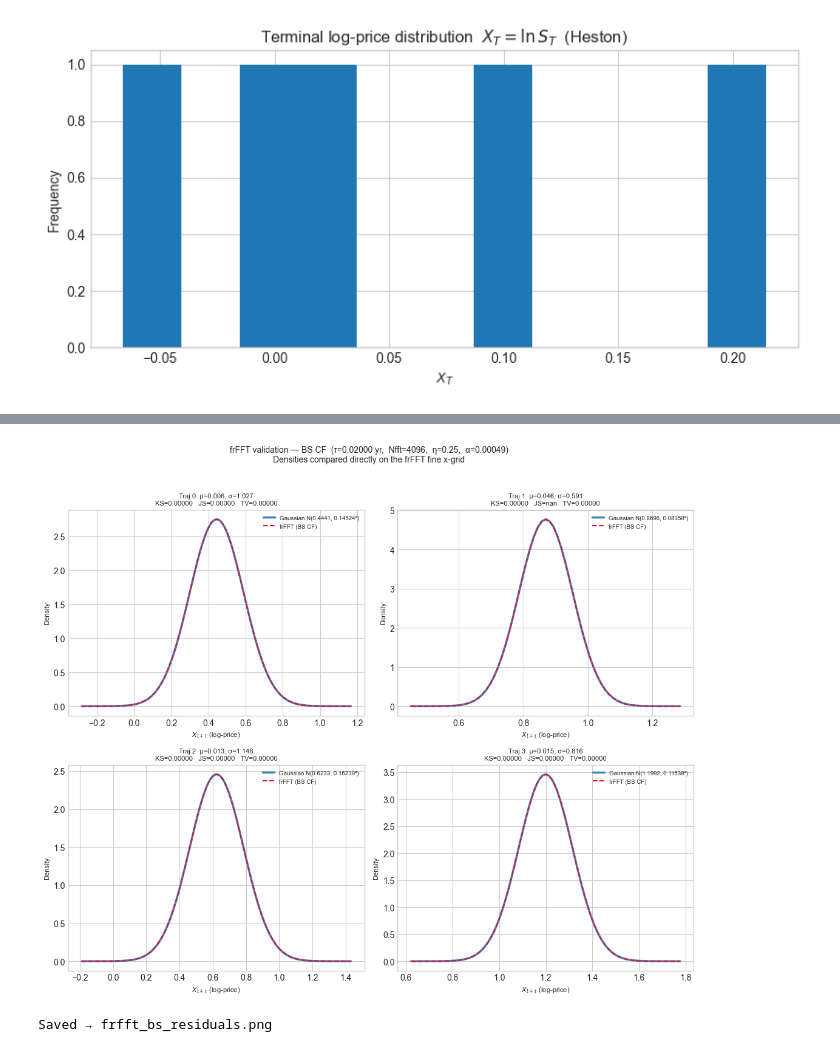
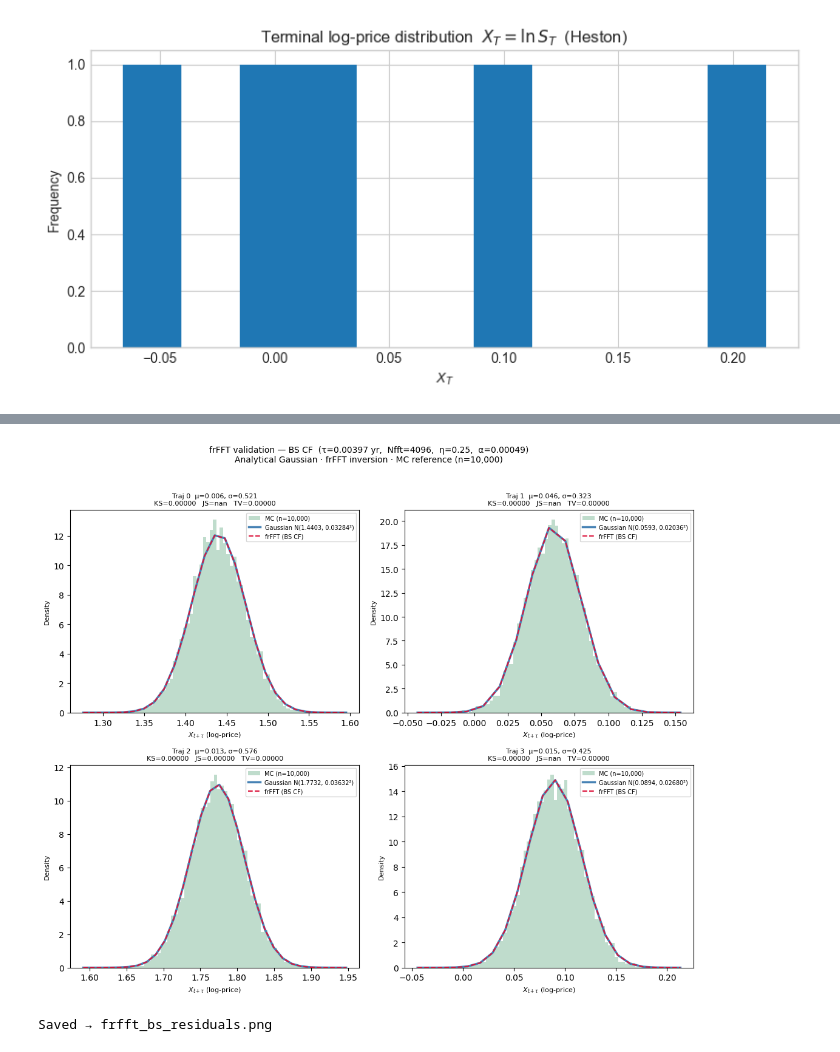
Before and after one commit to matteorofrano/CGAN-for-probability-distribution-generation, a Jupyter notebook: tests.ipynb, the cells around one changed output, grey strips where cells are left out. Cells and saved outputs as stored; diff of their text form; code cells hidden in the pictures.

Commit message:
tested srforgan with heston paths

```diff
--- a/tests.ipynb
+++ b/tests.ipynb
@@ -1931,7 +1931,7 @@ def bs_cf(u: np.ndarray,
 
 SEED          = 42
 J             = 1000
-N             = 50
+N             = 252
 T             = 1.0
 N_STEPS_AHEAD = 1
 
@@ -1959,7 +1959,7 @@ print()
 sim = DataSimulator(
     X0_range    = (0.0, 1.0),
     mu_range    = (0.0, 0.1),
-    sigma_range = (0.1, 1.2),
+    sigma_range = (0.1, 0.6),
     T=T, N=N, n_simulations=J, seed=SEED,
 )
 sim.get_paths()
@@ -1973,15 +1973,45 @@ pdf_ds = sim.get_pdf(n_steps_ahead=N_STEPS_AHEAD, n_bins=None)  # (J, 2)
 get_pdf_mean = pdf_ds[:, 0]
 get_pdf_std  = pdf_ds[:, 1]
 
+# ── Step 2b: Monte-Carlo reference ────────────────────────────────────────────
+# MUST come AFTER the n_bins=None call above.  With n_bins=0 and mc_sims≥2,
+# get_pdf() skips the CDF path and returns raw terminal log-prices (J, MC_SIMS)
+# via _montecarlo_steps.  Those samples are fed directly into density=True
+# histograms so the three curves share a common y-axis (probability density).
+#
+# Starting point: P=sim.X_T  →  same X_T used by the frFFT inversion and the
+# analytical Gaussian, keeping all three distributions comparable.
+#
+# Side-effect note: this call sets self.bins to a degenerate 1-element array
+# (linspace with n_bins+1=1 points).  We reset it to None immediately after
+# so that subsequent get_pdf calls are not affected.
+MC_SIMS = 10_000   # NOTE: DataSimulator._montecarlo_steps hardcodes n_mc_simulations=1000
+                  # and ignores the mc_sims argument passed to get_pdf().
+                  # Keep MC_SIMS aligned so the shape assertion below stays correct.
+mc_terminal = sim.get_pdf(
+    n_steps_ahead = N_STEPS_AHEAD,
+    n_bins        = 0,         # triggers raw-sample return path
+    P             = sim.X_T,  # start from the same X_T as the frFFT
+    mc_sims       = MC_SIMS,
+)   # (J, MC_SIMS)  raw terminal log-prices
+sim.bins = None   # restore so later get_pdf calls are not affected
+
+assert mc_terminal.shape == (J, MC_SIMS), (
+    f"Unexpected shape {mc_terminal.shape}; expected ({J}, {MC_SIMS}). "
+    f"Check whether _montecarlo_steps still hardcodes n_mc_simulations."
+)
+print(f"MC terminal samples: shape={mc_terminal.shape}  ✓")
+print()
+
 print("Step A — DataSimulator.get_pdf() moment validation:")
 print(f"  {'k':>3}  {'bs_mean':>12}  {'get_pdf mean':>14}  {'|Δ|':>10}"
       f"  {'bs_std':>12}  {'get_pdf std':>13}  {'|Δ|':>10}")
 print("-" * 90)
-for k in range(4):
-    print(f"  {k:3d}  {bs_mean[k]:12.7f}  {get_pdf_mean[k]:14.7f}  "
-          f"{abs(bs_mean[k]-get_pdf_mean[k]):10.2e}"
-          f"  {bs_std[k]:12.7f}  {get_pdf_std[k]:13.7f}  "
-          f"{abs(bs_std[k]-get_pdf_std[k]):10.2e}")
+
+print(f"   {bs_mean.mean():12.7f}  {get_pdf_mean.mean():14.7f}  "
+        f"{np.mean(abs(bs_mean-get_pdf_mean)):10.2e}"
+        f"  {bs_std.mean():12.7f}  {get_pdf_std.mean():13.7f}  "
+        f"{np.mean(abs(bs_std-get_pdf_std)):10.2e}")
 print()
 
 
@@ -2050,11 +2080,11 @@ print("Step B — frFFT fine-grid moment accuracy:")
 print(f"  {'k':>3}  {'frfft_mean':>12}  {'bs_mean':>12}  {'|Δmean|':>10}"
       f"  {'frfft_std':>12}  {'bs_std':>12}  {'|Δstd|':>10}")
 print("-" * 85)
-for k in range(4):
-    print(f"  {k:3d}  {frfft_mean[k]:12.7f}  {bs_mean[k]:12.7f}  "
-          f"{abs(frfft_mean[k]-bs_mean[k]):10.2e}"
-          f"  {frfft_std[k]:12.7f}  {bs_std[k]:12.7f}  "
-          f"{abs(frfft_std[k]-bs_std[k]):10.2e}")
+
+print(f"   {frfft_mean.mean():12.7f}  {bs_mean.mean():12.7f}  "
+        f"{np.mean(abs(frfft_mean-bs_mean)):10.2e}"
+        f"  {frfft_std.mean():12.7f}  {bs_std.mean():12.7f}  "
+        f"{np.mean(abs(frfft_std-bs_std)):10.2e}")
 print()
 
 
@@ -2088,7 +2118,7 @@ def _hellinger(p, q):
 
 metrics = {m: [] for m in ["ks", "js", "tv", "hellinger"]}
 
-for k in range(4):
+for k in range(J):
     in_sup = mask[k]
     pf = pdf_frfft[k, in_sup] * lam     # probability mass at each grid point
     pg = pdf_gauss[k, in_sup] * lam
@@ -2105,10 +2135,6 @@ print(f"  (comparing {int(mask.sum(1).mean()):.0f} active grid points per trajec
 print()
 print(f"  {'k':>3}  {'KS':>9}  {'JS dist':>9}  {'TV':>9}  {'Hellinger':>11}")
 print("-" * 50)
-for k in range(3):
-    print(f"  {k:3d}  {metrics['ks'][k]:9.6f}  {metrics['js'][k]:9.6f}"
-          f"  {metrics['tv'][k]:9.6f}  {metrics['hellinger'][k]:11.6f}")
-print("-" * 50)
 for name, vals in metrics.items():
     print(f"  mean {name:12s}: {np.nanmean(vals):.6f}")
 print()
@@ -2121,7 +2147,7 @@ print()
 # 7.  Plots
 # ─────────────────────────────────────────────────────────────────────────────
 
-ncols = min(4, 2)
+ncols = 2
 nrows = int(np.ceil(4 / ncols))
 
 # ── Figure 1: fine-grid density overlay ──────────────────────────────────────
@@ -2135,8 +2161,20 @@ for k in range(4):
     fk  = pdf_frfft[k, in_sup]
     gk  = pdf_gauss[k, in_sup]
 
+    # ── MC histogram (density=True so y-axis matches the continuous densities)
+    # Use Freedman-Diaconis rule for bin count: robust to varying spreads.
+    mc_samples = mc_terminal[k]                         # (MC_SIMS,)
+    iqr  = np.percentile(mc_samples, 75) - np.percentile(mc_samples, 25)
+    h_fd = 2.0 * iqr * MC_SIMS**(-1/3) if iqr > 0 else (mc_samples.max() - mc_samples.min()) / 20
+    n_mc_bins = max(10, int(np.ceil((mc_samples.max() - mc_samples.min()) / h_fd)))
+    ax.hist(mc_samples, bins=n_mc_bins, density=True,
+            color="seagreen", alpha=0.30, label=f"MC (n={MC_SIMS:,})")
+
+    # ── Analytical Gaussian (solid, thicker — ground truth) ──────────────────
     ax.plot(xk, gk, color="steelblue", lw=2.5,
             label=f"Gaussian N({bs_mean[k]:.4f}, {bs_std[k]:.5f}²)")
+
+    # ── frFFT density (dashed) ────────────────────────────────────────────────
     ax.plot(xk, fk, color="crimson", lw=1.5, ls="--",
             label="frFFT (BS CF)")
 
@@ -2150,18 +2188,15 @@ for k in range(4):
     ax.set_ylabel("Density", fontsize=8)
     ax.legend(fontsize=7)
 
-for extra in axes[4:]:
-    fig1.delaxes(extra)
 
 fig1.suptitle(
     f"frFFT validation — BS CF  "
     f"(τ={tau:.5f} yr,  Nfft={Nfft},  η={eta},  α={alpha_frfft:.5f})\n"
-    f"Densities compared directly on the frFFT fine x-grid",
+    f"Analytical Gaussian · frFFT inversion · MC reference (n={MC_SIMS:,})",
     fontsize=10, y=1.02,
 )
 plt.tight_layout()
 print("Saved → frfft_bs_density_overlay.png")
-plt.show()
 # %% [output]
 =================================================================
 frFFT validation — Black-Scholes CF  →  Gaussian PDF
@@ -2184,4 +2218,4 @@ Saved → frfft_bs_density_overlay.png
-[figure, old version]
+[figure, new version]
 # %%
 
 # ── Figure 2: residual (frFFT - Gaussian) ────────────────────────────────────
```
Also changed, not shown: parts of 8 cells of this notebook, 8 other files.
